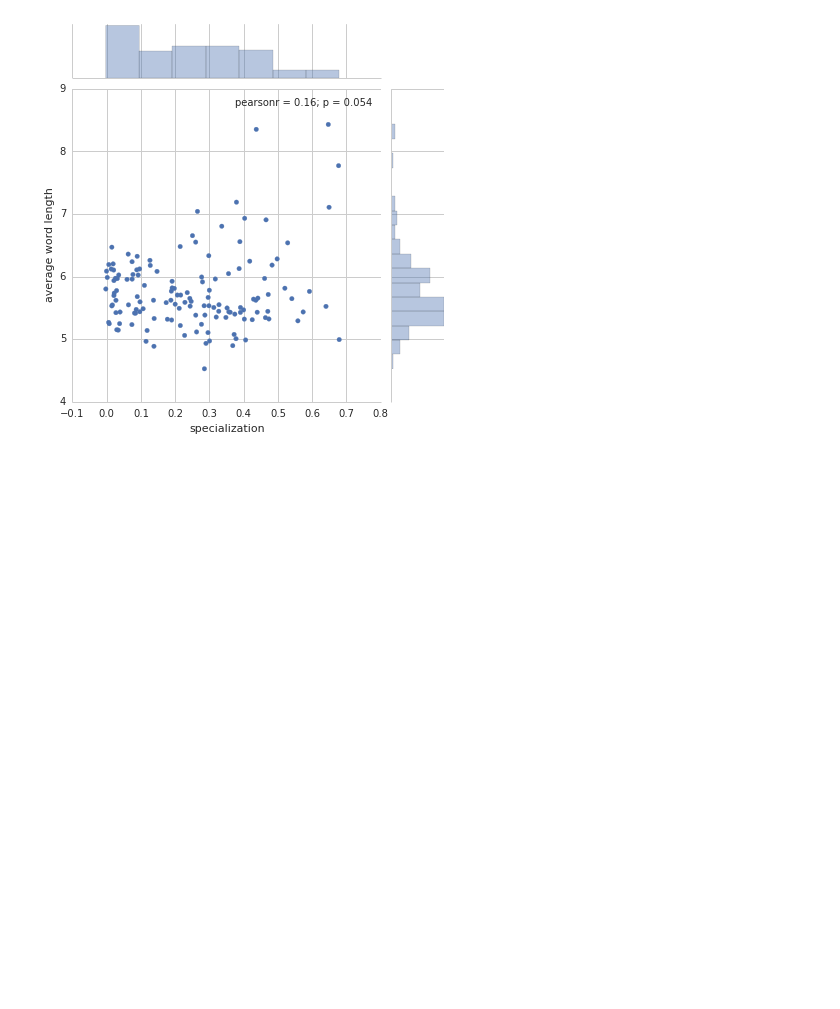
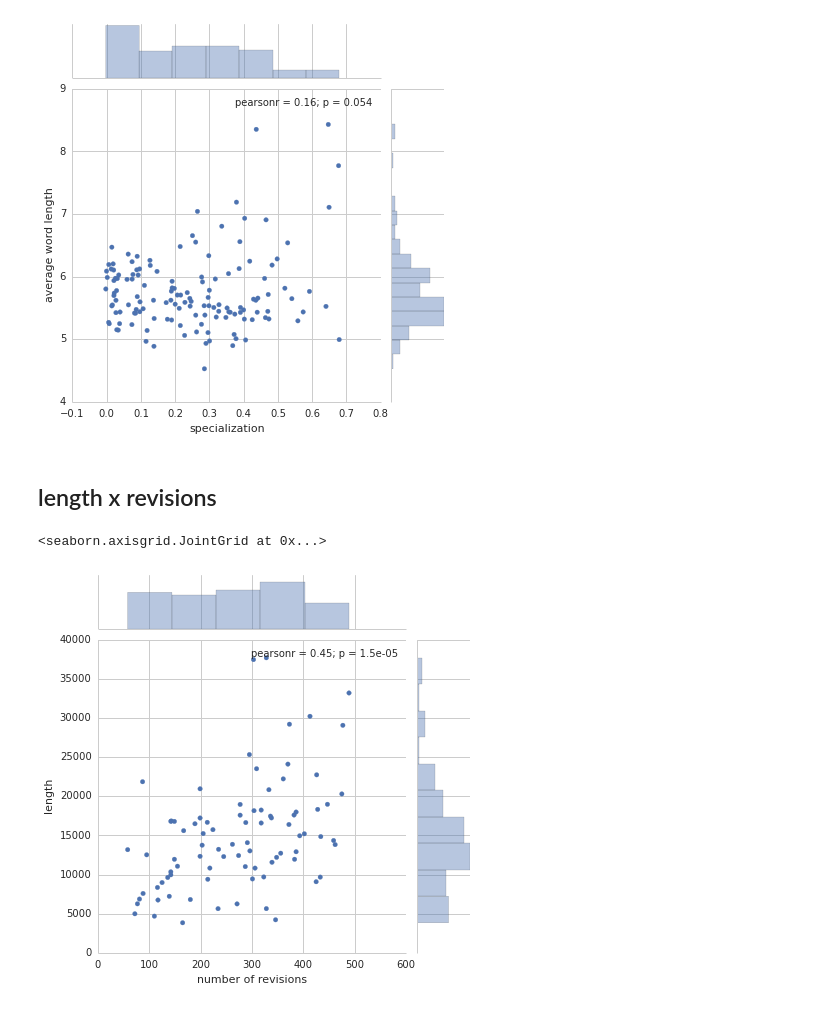
Before and after one commit to WeKeyPedia/notebooks, a Jupyter notebook: dataset geometry.ipynb, the cells around one changed output. Cells and saved outputs as stored; diff of their text form; code cells hidden in the pictures; blank space fills up the shorter version.

```diff
--- a/dataset geometry.ipynb
+++ b/dataset geometry.ipynb
@@ -96,3 +96,10 @@ sns.jointplot(table.specialization, table["average word length"])
 # %% [output]
 <seaborn.axisgrid.JointGrid at 0x...>
 [figure]
+# %% [markdown]
+## length x revisions
+# %%
+sns.jointplot(table[table["number of revisions"] < 500]["number of revisions"], table[table["number of revisions"] < 500]["length"])
+# %% [output]
+<seaborn.axisgrid.JointGrid at 0x...>
+[figure, added]
```
